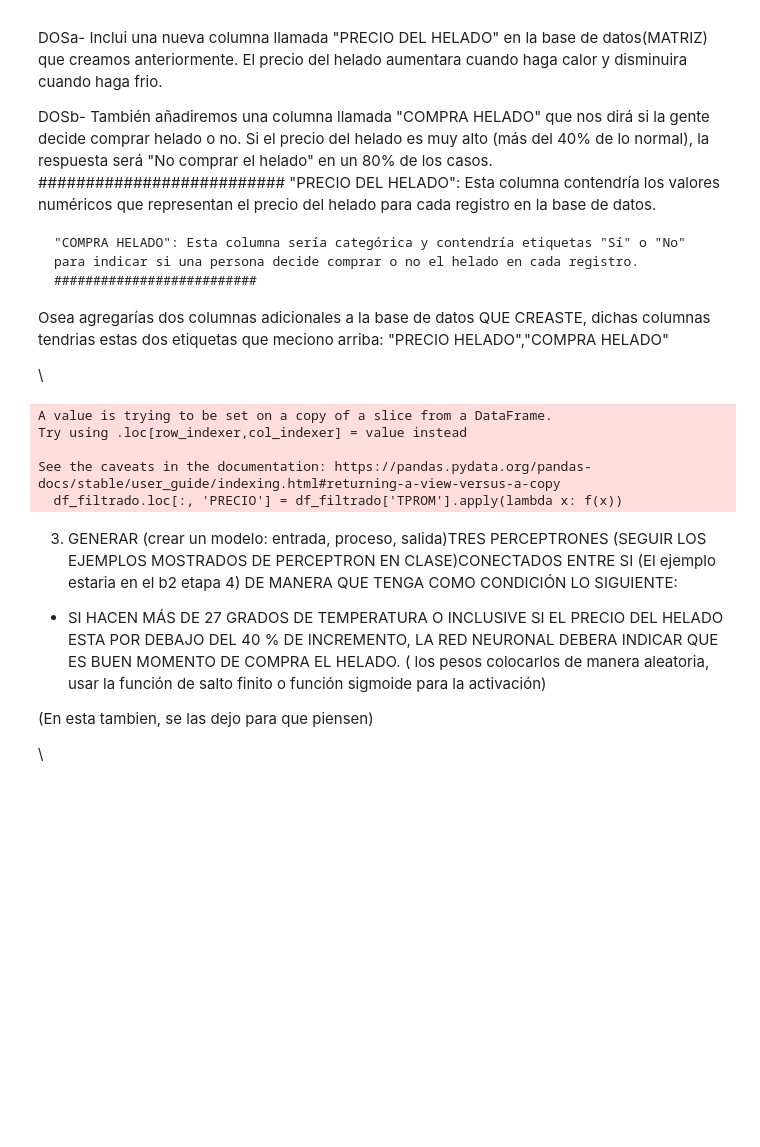
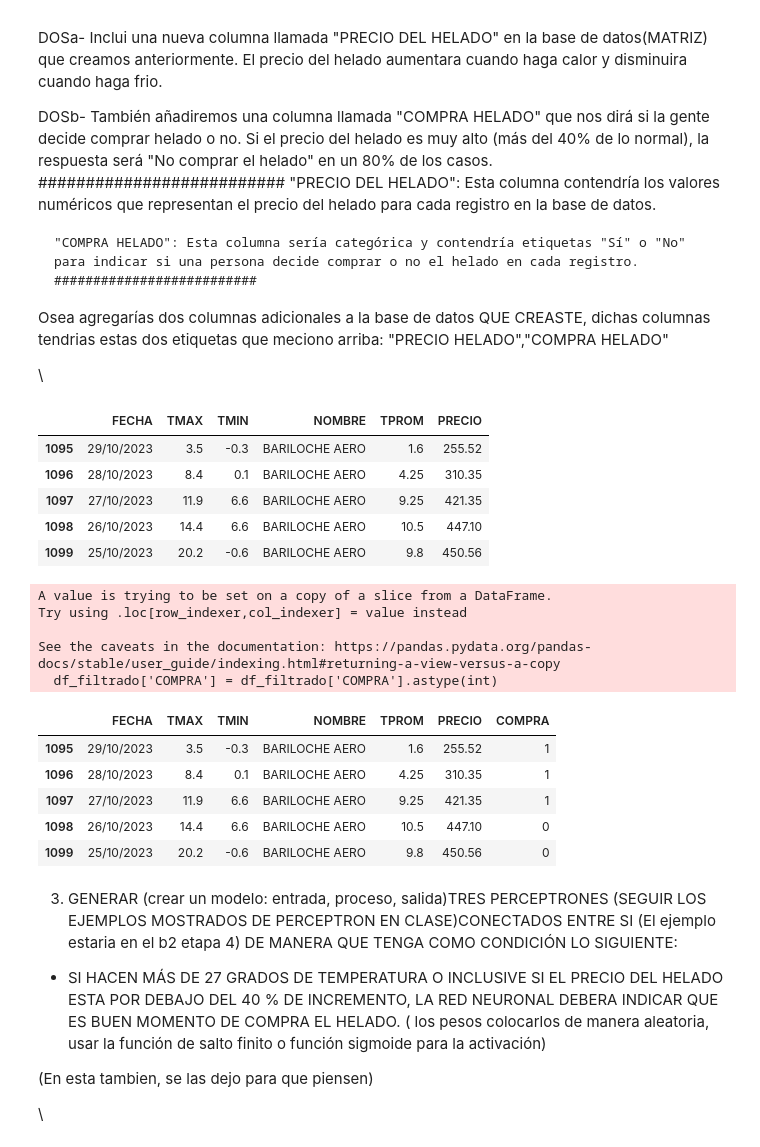
Before and after one commit to cristiandevar/TPIntegrador-2, a Jupyter notebook: TPIntegrador2_REDES_NEURONALES_.ipynb, the cells around one changed output. Drawn from its saved outputs; the diff is of its cells as text; code cells hidden in the pictures; blank space fills up the shorter version.

```diff
--- a/TPIntegrador2_REDES_NEURONALES_.ipynb
+++ b/TPIntegrador2_REDES_NEURONALES_.ipynb
@@ -254,27 +254,60 @@ Osea agregarías dos columnas adicionales a la base de datos QUE CREASTE, dichas
 # t temperatura promedio en este caso
 # b es el precio que tendria el helado cuando la temperatura seria 0°.
 
-# Vamos a suponer que la menos temperatura a la cual una persona normal compra un helado es de -100 y el precio al cual lo compraria seria a $1.
-# Vamos a suponer tambien que la mayor temperatura sera 50° y el precio en ese momento sera de $5000.
-# Dadas esas suposiciones tenemos dos puntos de la recta que determinara el precio, tenemos (-100,1) y (50, 5000)
+# Vamos a suponer que la menos temperatura a la cual una persona normal compra un helado es de -10 y el precio al cual lo compraria seria a $1.
+# Vamos a suponer tambien que la mayor temperatura sera 35° y el precio en ese momento sera de $1000.
+# Dadas esas suposiciones tenemos dos puntos de la recta que determinara el precio, tenemos (-10,1) y (35, 1000)
 # Calculamos m y b,
-# m = (y2 - y1) / (x2 - x1) -> En nuestro caso es m = (5000 - 1)/(50 - (-100)) = 33,32666... redondeando m = 33,33
+# m = (y2 - y1) / (x2 - x1) -> En nuestro caso es m = (1000 - 1)/(35 - (-10)) = 22,2. Por lo tanto m = 22,2
 # luego la recta que aproximadamente pasa por los 2 puntos es p - y1 = m(t - x1)
 # reemplazando
-# p - 1 = 33,33(t - (-100)) -> p = 33,33 t + 3334
+# p - 1 = 22,2(t - (-10)) -> p = 22,2 t + 223
 
-m = 33.33
-b = 3334
+m = 22.2
+b = 223
 def f(x):
-    return m * x + b
+    e = np.random.randint(-10,11) # Agregamos un error para que los precios que se generen, lo hagan alrededor de la recta
+    return m * x + b + e
 
 df_filtrado.loc[:, 'PRECIO'] = df_filtrado['TPROM'].apply(lambda x: f(x))
+df_filtrado.head()
 # %% [output]
-A value is trying to be set on a copy of a slice from a DataFrame.
-Try using .loc[row_indexer,col_indexer] = value instead
-
-See the caveats in the documentation: https://pandas.pydata.org/pandas-docs/stable/user_guide/indexing.html#returning-a-view-versus-a-copy
-  df_filtrado.loc[:, 'PRECIO'] = df_filtrado['TPROM'].apply(lambda x: f(x))
+|  | FECHA | TMAX | TMIN | NOMBRE | TPROM | PRECIO |
+| 1095 | 29/10/2023 | 3.5 | -0.3 | BARILOCHE AERO | 1.6 | 255.52 |
+| 1096 | 28/10/2023 | 8.4 | 0.1 | BARILOCHE AERO | 4.25 | 310.35 |
+| 1097 | 27/10/2023 | 11.9 | 6.6 | BARILOCHE AERO | 9.25 | 421.35 |
+| 1098 | 26/10/2023 | 14.4 | 6.6 | BARILOCHE AERO | 10.5 | 447.10 |
+| 1099 | 25/10/2023 | 20.2 | -0.6 | BARILOCHE AERO | 9.8 | 450.56 |
+# %%
+# Agregamos la variable categorica
+# En este caso lo que entendi fue que si el precio supero al precio promedio entonces la probabilidad de que compre el helado cae a un 20% y
+# en caso de que el precio se encuentre debajo del promedio la probabilidad de que compre el helado sube al 80%
+# Por lo tanto creamos 2 mascaras, una para seleccionar solo las filas cuya columna precio supere la media del precio total y la otra la cual no cruzan dicho
+# umbral, si lo cruza entonces se generaran numeros entree 0 y 1 como si fuese un dado trucado cuya probabilidad de que toque 0 es del 80% y esto
+# sera analogo en caso de que no lo pase
+mask = df_filtrado['PRECIO'] > df_filtrado['PRECIO'].mean()
+df_filtrado.loc[mask, 'COMPRA'] = np.random.choice(np.arange(0, 2), p=[0.8, 0.2])
+
+
+mask = df_filtrado['PRECIO'] <= df_filtrado['PRECIO'].mean()
+df_filtrado.loc[mask, 'COMPRA'] = np.random.choice(np.arange(0, 2), p=[0.2, 0.8])
+
+df_filtrado['COMPRA'] = df_filtrado['COMPRA'].astype(int)
+# %% [output]
+A value is trying to be set on a copy of a slice from a DataFrame.
+Try using .loc[row_indexer,col_indexer] = value instead
+
+See the caveats in the documentation: https://pandas.pydata.org/pandas-docs/stable/user_guide/indexing.html#returning-a-view-versus-a-copy
+  df_filtrado['COMPRA'] = df_filtrado['COMPRA'].astype(int)
+# %%
+df_filtrado.head()
+# %% [output]
+|  | FECHA | TMAX | TMIN | NOMBRE | TPROM | PRECIO | COMPRA |
+| 1095 | 29/10/2023 | 3.5 | -0.3 | BARILOCHE AERO | 1.6 | 255.52 | 1 |
+| 1096 | 28/10/2023 | 8.4 | 0.1 | BARILOCHE AERO | 4.25 | 310.35 | 1 |
+| 1097 | 27/10/2023 | 11.9 | 6.6 | BARILOCHE AERO | 9.25 | 421.35 | 1 |
+| 1098 | 26/10/2023 | 14.4 | 6.6 | BARILOCHE AERO | 10.5 | 447.10 | 0 |
+| 1099 | 25/10/2023 | 20.2 | -0.6 | BARILOCHE AERO | 9.8 | 450.56 | 0 |
 # %% [markdown]
 3. GENERAR (crear un modelo: entrada, proceso, salida)TRES  PERCEPTRONES (SEGUIR LOS EJEMPLOS MOSTRADOS DE PERCEPTRON EN CLASE)CONECTADOS ENTRE SI (El ejemplo estaria en el b2 etapa 4) DE MANERA QUE TENGA COMO CONDICIÓN LO SIGUIENTE:
 
```
